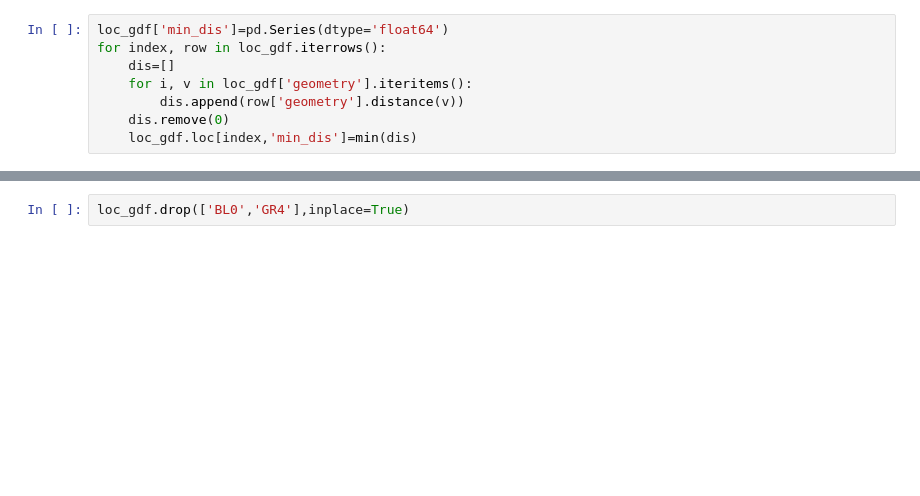
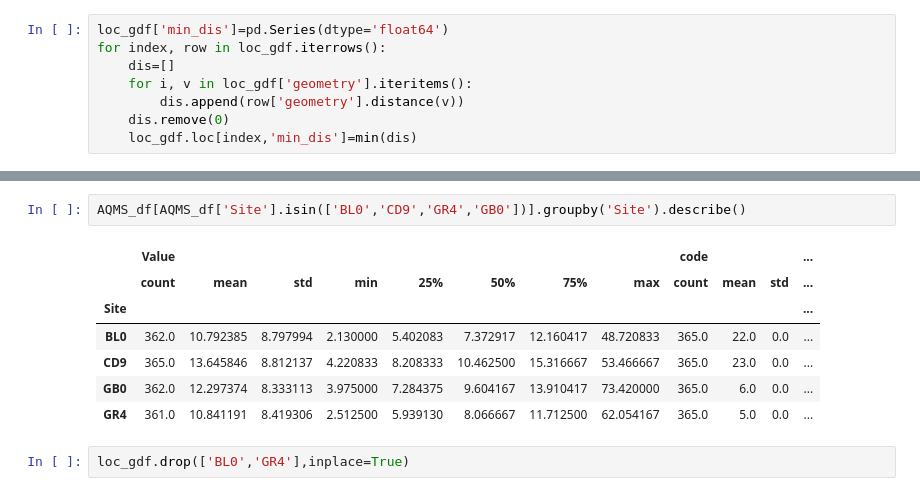
Before and after one commit to yulun-cd/IGS, a Jupyter notebook: DataAnalysis.ipynb, the cells around one changed output, grey strips where cells are left out. Cells and saved outputs as stored; diff of their text form; blank space fills up the shorter version.

```diff
--- a/DataAnalysis.ipynb
+++ b/DataAnalysis.ipynb
@@ -185,3 +229,13 @@ loc_gdf[loc_gdf['min_dis']<=1500]
+# %%
+AQMS_df[AQMS_df['Site'].isin(['BL0','CD9','GR4','GB0'])].groupby('Site').describe()
+# %% [output]
+|  | Value |  |  |  |  |  |  |  | code |  |  | ... |
+|  | count | mean | std | min | 25% | 50% | 75% | max | count | mean | std | ... |
+| Site |  |  |  |  |  |  |  |  |  |  |  | ... |
+| BL0 | 362.0 | 10.792385 | 8.797994 | 2.130000 | 5.402083 | 7.372917 | 12.160417 | 48.720833 | 365.0 | 22.0 | 0.0 | ... |
+| CD9 | 365.0 | 13.645846 | 8.812137 | 4.220833 | 8.208333 | 10.462500 | 15.316667 | 53.466667 | 365.0 | 23.0 | 0.0 | ... |
+| GB0 | 362.0 | 12.297374 | 8.333113 | 3.975000 | 7.284375 | 9.604167 | 13.910417 | 73.420000 | 365.0 | 6.0 | 0.0 | ... |
+| GR4 | 361.0 | 10.841191 | 8.419306 | 2.512500 | 5.939130 | 8.066667 | 11.712500 | 62.054167 | 365.0 | 5.0 | 0.0 | ... |
 # %%
 loc_gdf.drop(['BL0','GR4'],inplace=True)
 # %%
```
Also changed, not shown: parts of 30 cells of this notebook, 1 other file.
